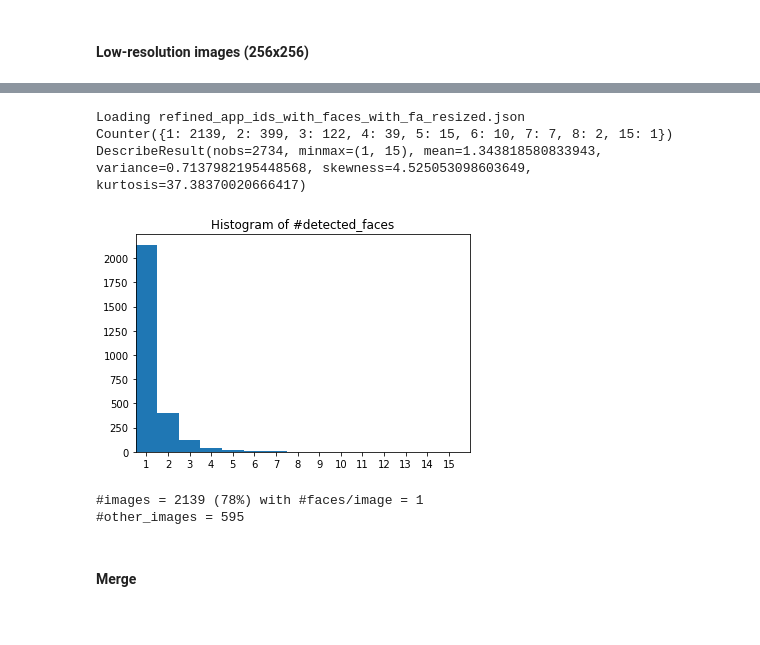
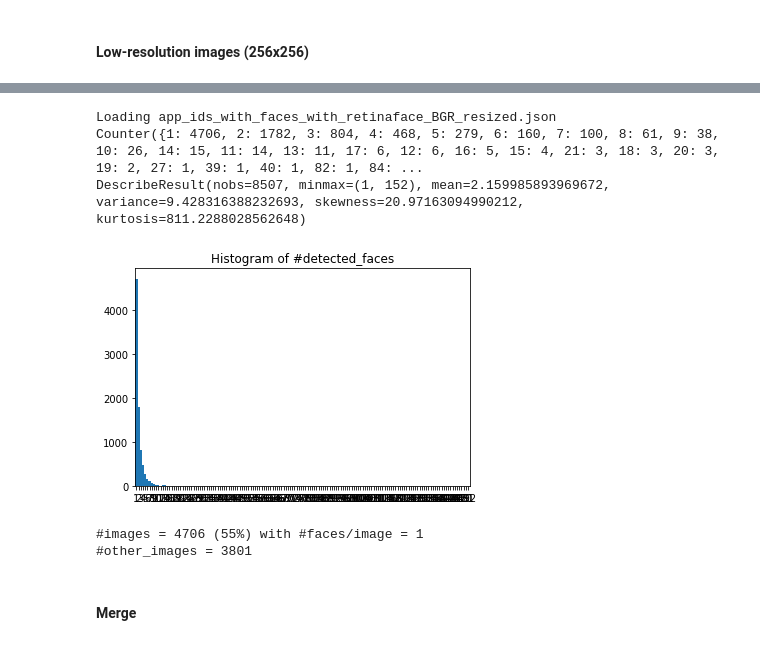
Before and after one commit to woctezuma/steam-filtered-image-data, a Jupyter notebook: build_steam_oneface_dataset.ipynb, the cells around one changed output, grey strips where cells are left out. Cells and saved outputs as stored; diff of their text form; code cells hidden in the pictures.

```diff
--- a/build_steam_oneface_dataset.ipynb
+++ b/build_steam_oneface_dataset.ipynb
@@ -528,5 +763,8 @@ DescribeResult(nobs=2388, minmax=(1, 19), mean=1.6850921273031825, variance=1.58
 # %% [markdown]
 ### From scratch
+# %%
+# model_to_use = 'fa'
+model_to_use = 'retinaface'
 # %%
 # Recommended value: False (to avoid running unnecessary computations)
 refine_with_landmarks = False
@@ -586,21 +868,23 @@ save_app_id_dict_with_fa(app_id_dict,
 # %%
 image_dir = 'data/resized_vertical_steam_banners'
-app_id_dict_lr = load_app_id_dict_with_fa(image_dir,
-                                          refine_with_landmarks=refine_with_landmarks,
-                                          use_BGR=use_BGR)
+
+app_id_dict_lr = load_app_id_dict(image_dir,
+                                  refine_with_landmarks=refine_with_landmarks,
+                                  use_BGR=use_BGR,
+                                  model_to_use=model_to_use)
 
 counter = Counter(app_id_dict_lr.values())
 print(counter)
 
 data_for_faces = [ i for i in app_id_dict_lr.values() ]
 analyze_data(data_for_faces)
 # %% [output]
-Loading refined_app_ids_with_faces_with_fa_resized.json
-Counter({1: 2139, 2: 399, 3: 122, 4: 39, 5: 15, 6: 10, 7: 7, 8: 2, 15: 1})
-DescribeResult(nobs=2734, minmax=(1, 15), mean=1.343818580833943, variance=0.7137982195448568, skewness=4.525053098603649, kurtosis=37.38370020666417)
+Loading app_ids_with_faces_with_retinaface_BGR_resized.json
+Counter({1: 4706, 2: 1782, 3: 804, 4: 468, 5: 279, 6: 160, 7: 100, 8: 61, 9: 38, 10: 26, 14: 15, 11: 14, 13: 11, 17: 6, 12: 6, 16: 5, 15: 4, 21: 3, 18: 3, 20: 3, 19: 2, 27: 1, 39: 1, 40: 1, 82: 1, 84: ...
+DescribeResult(nobs=8507, minmax=(1, 152), mean=2.159985893969672, variance=9.428316388232693, skewness=20.97163094990212, kurtosis=811.2288028562648)
-[figure, old version]
+[figure, new version]
-#images = 2139 (78%) with #faces/image = 1
-#other_images = 595
+#images = 4706 (55%) with #faces/image = 1
+#other_images = 3801
 # %% [markdown]
 #### Merge
 # %%
```
Also changed, not shown: parts of 40 cells of this notebook.
